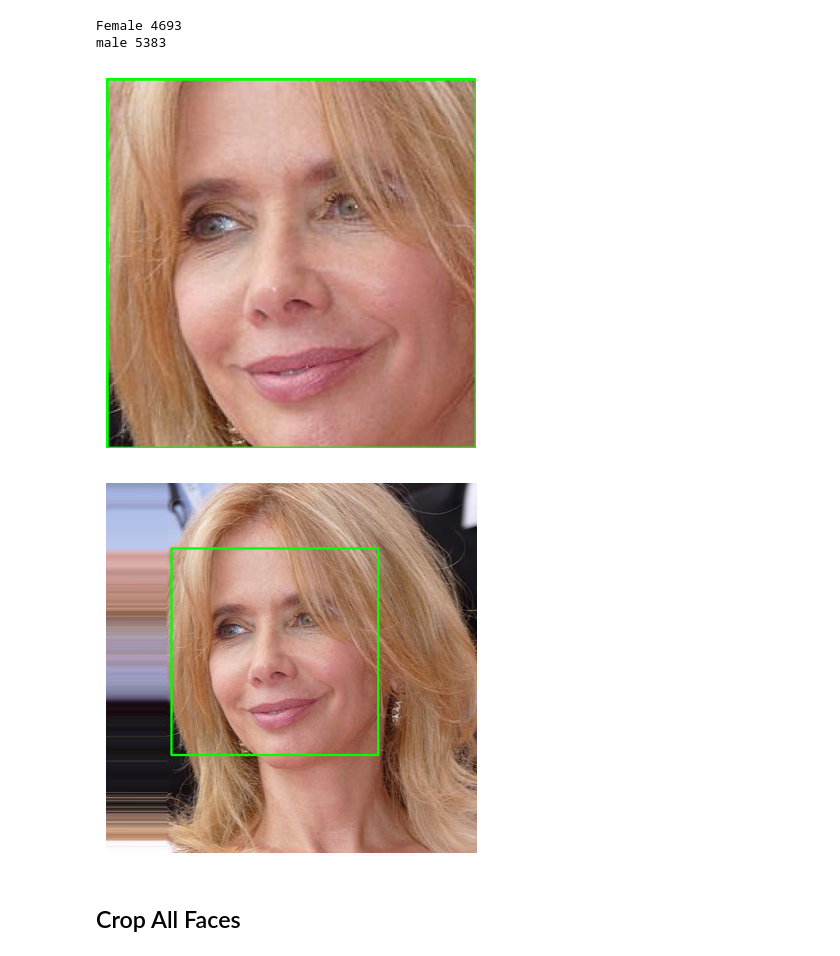
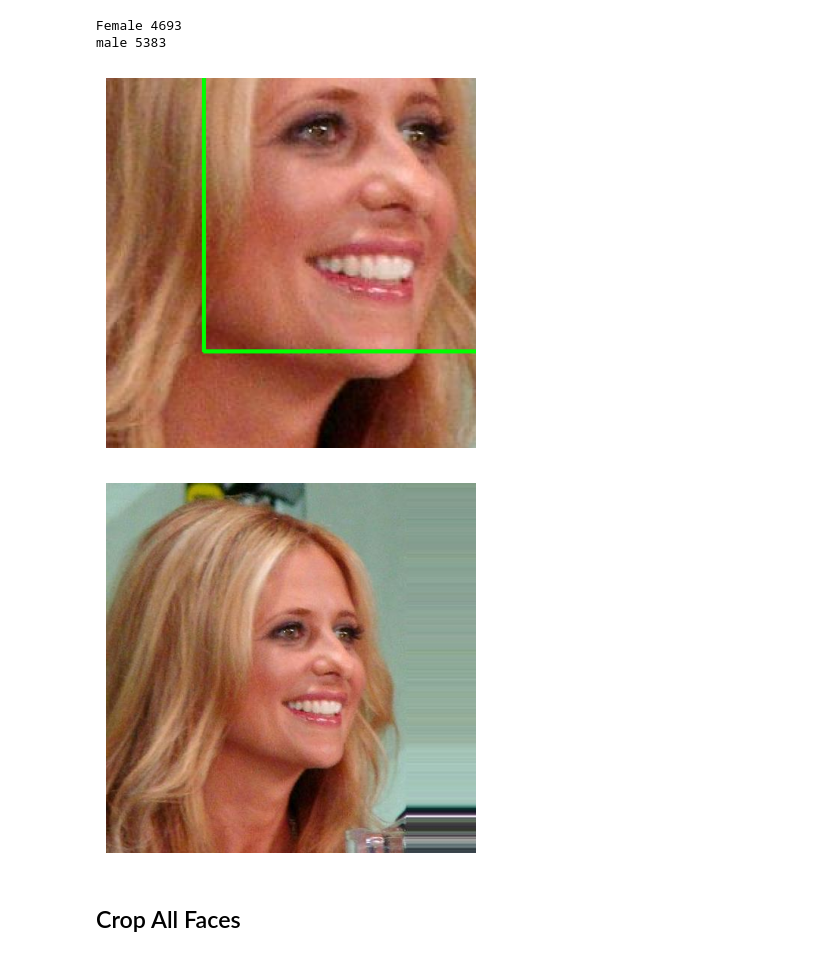
Before and after one commit to HerbertNtim/facelens_ds_ml, a Jupyter notebook: notebooks/01_GRM_data_preprocessing_crop_faces.ipynb, the cells around one changed output. Drawn from its saved outputs; the diff is of its cells as text; code cells hidden in the pictures.

Commit message:
haar cascade algorithm

```diff
--- a/notebooks/01_GRM_data_preprocessing_crop_faces.ipynb
+++ b/notebooks/01_GRM_data_preprocessing_crop_faces.ipynb
@@ -15,30 +15,30 @@ Female 4693
 male 5383
 # %%
 ### Read image and convert to RGB
-img = cv2.imread(female_path[0])
+img = cv2.imread(female_path[567])
 img_rgb = cv2.cvtColor(img, cv2.COLOR_BGR2RGB)
 
 ### Apply Haar Cascade Classifier
 haar = cv2.CascadeClassifier('../models/haarcascade_frontalface_default.xml')
 gray = cv2.cvtColor(img_rgb, cv2.COLOR_RGB2GRAY)
-faces = haar.detectMultiScale(gray, 1.5, 7)
+faces = haar.detectMultiScale(gray, 1.1,7)
 for (x, y, w, h) in faces:
     cv2.rectangle(img_rgb, (x, y), (x+w, y+h), (0, 255, 0), 2)
 
     ### Crop Faces
     faces_roi = img_rgb[x:x+w, y:y+h]
     plt.imshow(faces_roi)
     plt.axis('off')
     plt.show()
 
 ### Save Cropped_Images
 # %% [output]
-[figure, old version]
+[figure, new version]
 # %%
 plt.imshow(img_rgb)
 plt.axis('off')
 plt.show()
 # %% [output]
-[figure, old version]
+[figure, new version]
 # %% [markdown]
 ## Crop All Faces
```
Also changed, not shown: parts of 7 cells of this notebook.
